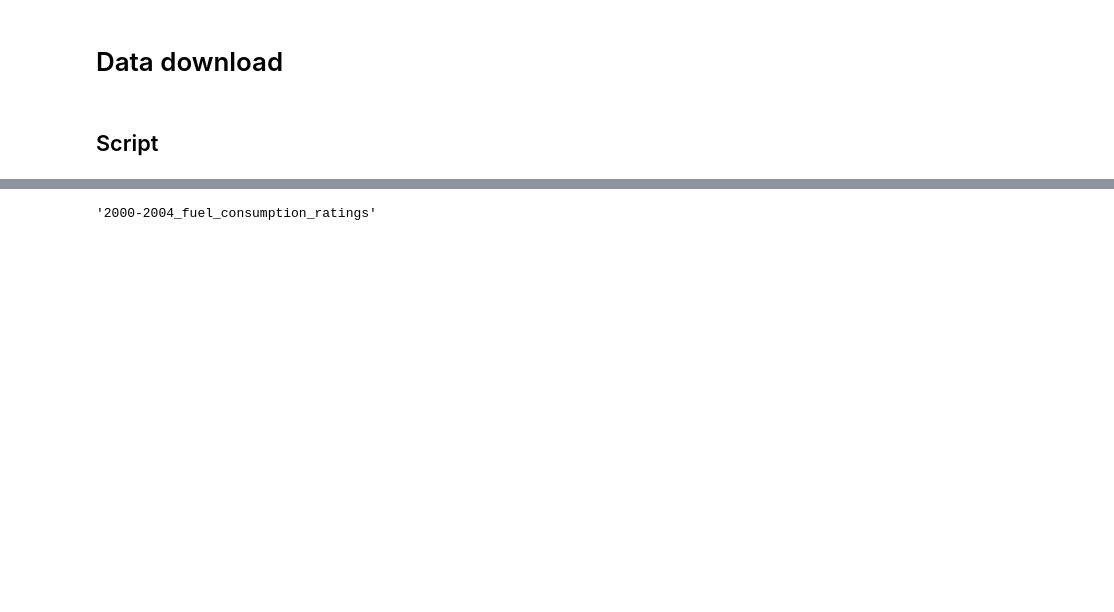
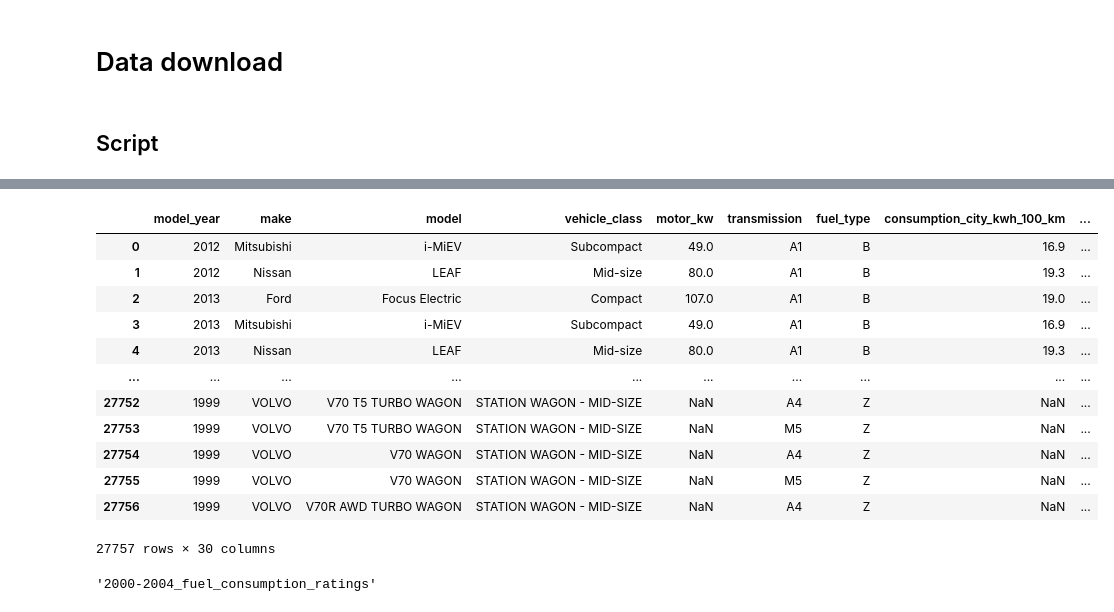
Before and after one commit to jhicks2306/vehicle-co2, a Jupyter notebook: datadownload.ipynb, the cells around one changed output, grey strips where cells are left out. Saved outputs shown, nothing was run; the diff lists cells and outputs as text; code cells hidden in the pictures; blank space fills up the shorter version.

Commit message:
Build master_df in script

```diff
--- a/datadownload.ipynb
+++ b/datadownload.ipynb
@@ -220,0 +208,29 @@ for idx, row in resources_df.iterrows():
+# %%
+# Start a list of column headers and initiate a master_df
+union_of_headers = set()
+master_df = pd.DataFrame()
+
+# Build the master DataFrame
+for idx, row in resources_df.iterrows():
+    # Open each csv file
+    url = row[1]
+    file_name = row[2]
+    merged_header_file_name = merged_header_path / f'{file_name}.csv'
+
+    # Rename the columns and add to set of unique headers
+    df = pd.read_csv(merged_header_file_name)
+    df = rename_columns(df)
+    union_of_headers = set.union(union_of_headers, set(df.columns))
+
+    # Add any missing column headers to master DataFrame columns
+    missing_cols = set(master_df.columns) - union_of_headers
+    if len(missing_cols) > 0:
+        for col in missing_cols:
+            master_df[col] = pd.Series()
+
+    # Concatenate current df with master_df
+    master_df = pd.concat([master_df, df], ignore_index=True)
+
+    # If hybrid and electric only dfs needed then add here
+
+master_df.head()
@@ -220,0 +247,16 @@ for idx, row in resources_df.iterrows():
+# %%
+master_df
+# %% [output]
+|  | model_year | make | model | vehicle_class | motor_kw | transmission | fuel_type | consumption_city_kwh_100_km | ... |
+| 0 | 2012 | Mitsubishi | i-MiEV | Subcompact | 49.0 | A1 | B | 16.9 | ... |
+| 1 | 2012 | Nissan | LEAF | Mid-size | 80.0 | A1 | B | 19.3 | ... |
+| 2 | 2013 | Ford | Focus Electric | Compact | 107.0 | A1 | B | 19.0 | ... |
+| 3 | 2013 | Mitsubishi | i-MiEV | Subcompact | 49.0 | A1 | B | 16.9 | ... |
+| 4 | 2013 | Nissan | LEAF | Mid-size | 80.0 | A1 | B | 19.3 | ... |
+| ... | ... | ... | ... | ... | ... | ... | ... | ... | ... |
+| 27752 | 1999 | VOLVO | V70 T5 TURBO WAGON | STATION WAGON - MID-SIZE | NaN | A4 | Z | NaN | ... |
+| 27753 | 1999 | VOLVO | V70 T5 TURBO WAGON | STATION WAGON - MID-SIZE | NaN | M5 | Z | NaN | ... |
+| 27754 | 1999 | VOLVO | V70 WAGON | STATION WAGON - MID-SIZE | NaN | A4 | Z | NaN | ... |
+| 27755 | 1999 | VOLVO | V70 WAGON | STATION WAGON - MID-SIZE | NaN | M5 | Z | NaN | ... |
+| 27756 | 1999 | VOLVO | V70R AWD TURBO WAGON | STATION WAGON - MID-SIZE | NaN | A4 | Z | NaN | ... |
+27757 rows × 30 columns
```
Also changed, not shown: parts of 5 cells of this notebook.
